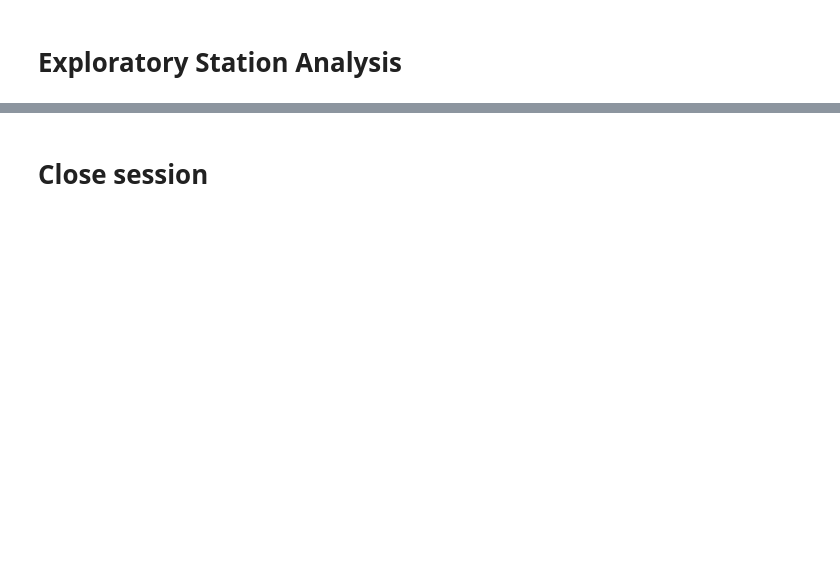
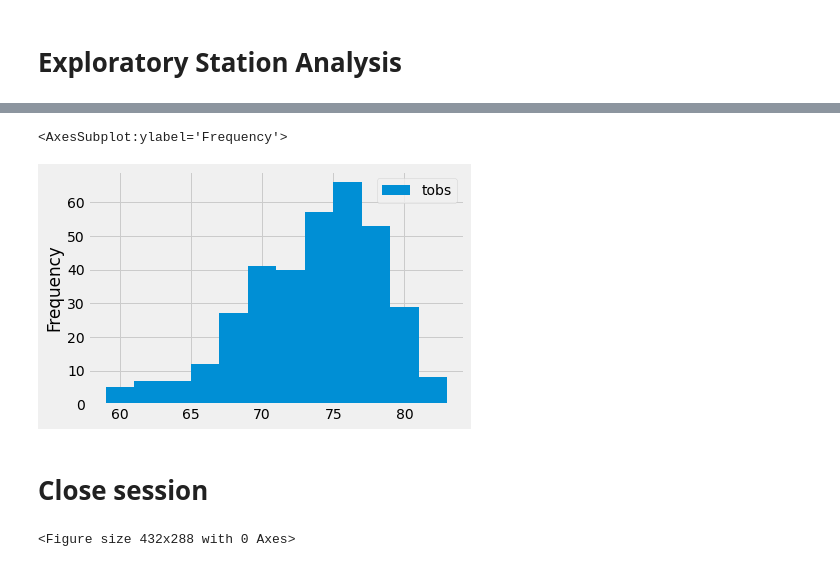
Before and after one commit to khennenf/sqlalchemy-challenge, a Jupyter notebook: Analysis/climate_starter-Copy1.ipynb, the cells around one changed output, grey strips where cells are left out. Cells and saved outputs as stored; diff of their text form; code cells hidden in the pictures; blank space fills up the shorter version.

```diff
--- a/Analysis/climate_starter-Copy1.ipynb
+++ b/Analysis/climate_starter-Copy1.ipynb
@@ -114,0 +162,6 @@ plt.show()
+# %%
+hist_df = pd.DataFrame(session.query(measurement.station, measurement.tobs).\
+    filter(measurement.station == 'USC00519281').\
+    filter(measurement.date < latest_date).\
+    filter(measurement.date > past_year).all())
+hist_df.head()
@@ -115,2 +175,13 @@ plt.show()
+# %%
+hist_df.tobs.plot(kind='hist',
+                  bins=12,
+                 legend=True)
+# %% [output]
+<AxesSubplot:ylabel='Frequency'>
+[figure, added]
 # %% [markdown]
 # Close session
+# %%
+fig = plt.figure()
+# %% [output]
+<Figure size 432x288 with 0 Axes>
```
Also changed, not shown: parts of 9 cells of this notebook.
